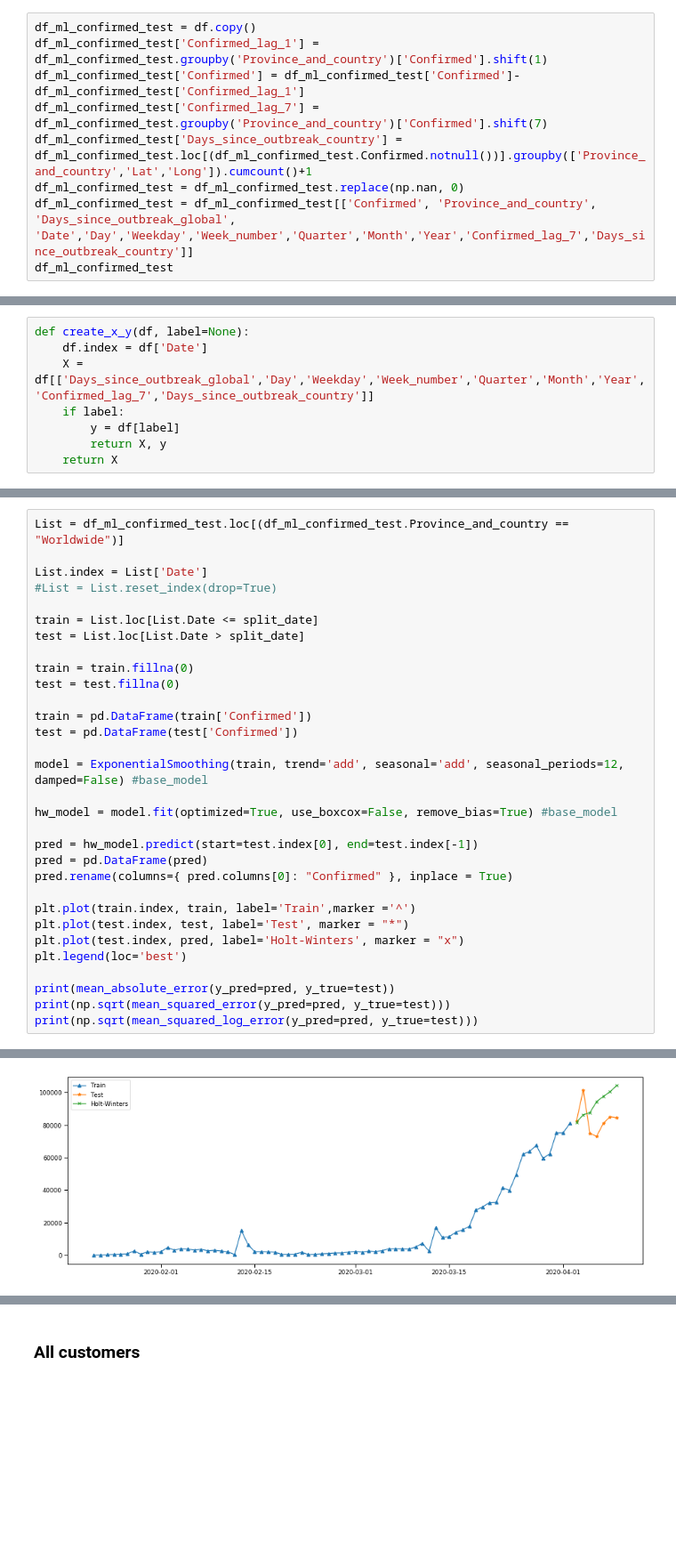
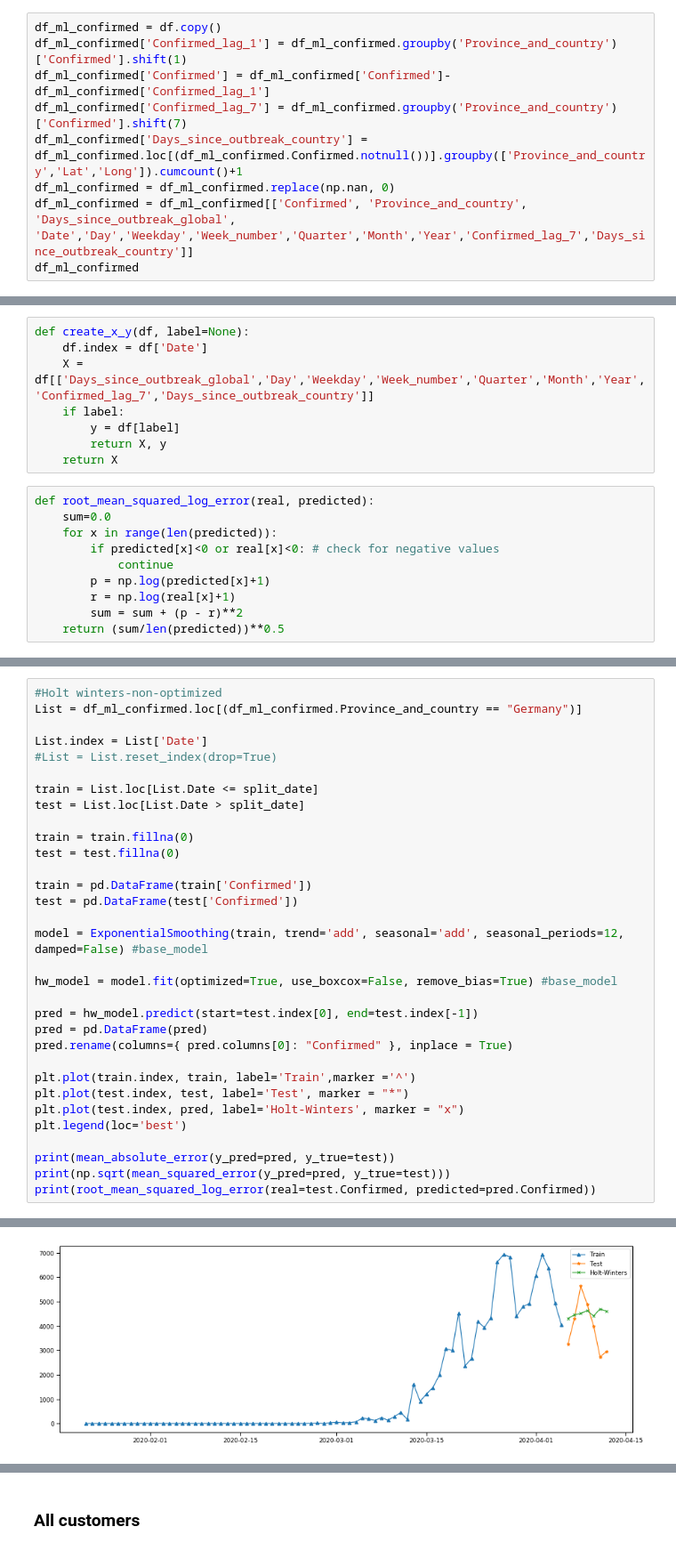
Before and after one commit to arnimpdm/Covid-19-prediction, a Jupyter notebook: Covid19_pred.ipynb, the cells around one changed output, grey strips where cells are left out. Shown at 89% size. Cells and saved outputs as stored; diff of their text form; blank space fills up the shorter version.

```diff
--- a/Covid19_pred.ipynb
+++ b/Covid19_pred.ipynb
@@ -598,14 +606,14 @@ Colombia                    79.00   94.00  201.00  274.00  169.00
 # %% [markdown]
 ## Prediction
 # %%
-df_ml_confirmed_test = df.copy()
-df_ml_confirmed_test['Confirmed_lag_1'] = df_ml_confirmed_test.groupby('Province_and_country')['Confirmed'].shift(1)
-df_ml_confirmed_test['Confirmed'] = df_ml_confirmed_test['Confirmed']-df_ml_confirmed_test['Confirmed_lag_1']
-df_ml_confirmed_test['Confirmed_lag_7'] = df_ml_confirmed_test.groupby('Province_and_country')['Confirmed'].shift(7)
-df_ml_confirmed_test['Days_since_outbreak_country'] = df_ml_confirmed_test.loc[(df_ml_confirmed_test.Confirmed.notnull())].groupby(['Province_and_country','Lat','Long']).cumcount()+1
-df_ml_confirmed_test = df_ml_confirmed_test.replace(np.nan, 0)
-df_ml_confirmed_test = df_ml_confirmed_test[['Confirmed', 'Province_and_country', 'Days_since_outbreak_global', 'Date','Day','Weekday','Week_number','Quarter','Month','Year','Confirmed_lag_7','Days_since_outbreak_country']]
-df_ml_confirmed_test
+df_ml_confirmed = df.copy()
+df_ml_confirmed['Confirmed_lag_1'] = df_ml_confirmed.groupby('Province_and_country')['Confirmed'].shift(1)
+df_ml_confirmed['Confirmed'] = df_ml_confirmed['Confirmed']-df_ml_confirmed['Confirmed_lag_1']
+df_ml_confirmed['Confirmed_lag_7'] = df_ml_confirmed.groupby('Province_and_country')['Confirmed'].shift(7)
+df_ml_confirmed['Days_since_outbreak_country'] = df_ml_confirmed.loc[(df_ml_confirmed.Confirmed.notnull())].groupby(['Province_and_country','Lat','Long']).cumcount()+1
+df_ml_confirmed = df_ml_confirmed.replace(np.nan, 0)
+df_ml_confirmed = df_ml_confirmed[['Confirmed', 'Province_and_country', 'Days_since_outbreak_global', 'Date','Day','Weekday','Week_number','Quarter','Month','Year','Confirmed_lag_7','Days_since_outbreak_country']]
+df_ml_confirmed
 # %% [output]
 |  | Confirmed | Province_and_country | Days_since_outbreak_global | Date | Day | Weekday | Week_number | ... |
 | 0 | 0.00 | Afghanistan | 1 | 2020-01-22 | 22 | 2 | 4 | ... |
@@ -659,4 +645,14 @@ def create_x_y(df, label=None):
         y = df[label]
         return X, y
     return X
+# %%
+def root_mean_squared_log_error(real, predicted):
+    sum=0.0
+    for x in range(len(predicted)):
+        if predicted[x]<0 or real[x]<0: # check for negative values
+            continue
+        p = np.log(predicted[x]+1)
+        r = np.log(real[x]+1)
+        sum = sum + (p - r)**2
+    return (sum/len(predicted))**0.5
 # %%
@@ -693,5 +690,6 @@ print(np.sqrt(mean_squared_log_error(y_pred=Confirmed_test['Confirmed_Prediction
 # %%
-List = df_ml_confirmed_test.loc[(df_ml_confirmed_test.Province_and_country == "Worldwide")]
+#Holt winters-non-optimized
+List = df_ml_confirmed.loc[(df_ml_confirmed.Province_and_country == "Germany")]
 
 List.index = List['Date']
 #List = List.reset_index(drop=True)
@@ -720,5 +718,5 @@ plt.legend(loc='best')
 
 print(mean_absolute_error(y_pred=pred, y_true=test))
 print(np.sqrt(mean_squared_error(y_pred=pred, y_true=test)))
-print(np.sqrt(mean_squared_log_error(y_pred=pred, y_true=test)))
+print(root_mean_squared_log_error(real=test.Confirmed, predicted=pred.Confirmed))
 # %% [output]
@@ -728 +726 @@ print(np.sqrt(mean_squared_log_error(y_pred=pred, y_true=test)))
-[figure, old version]
+[figure, new version]
```
Also changed, not shown: parts of 71 cells of this notebook.
